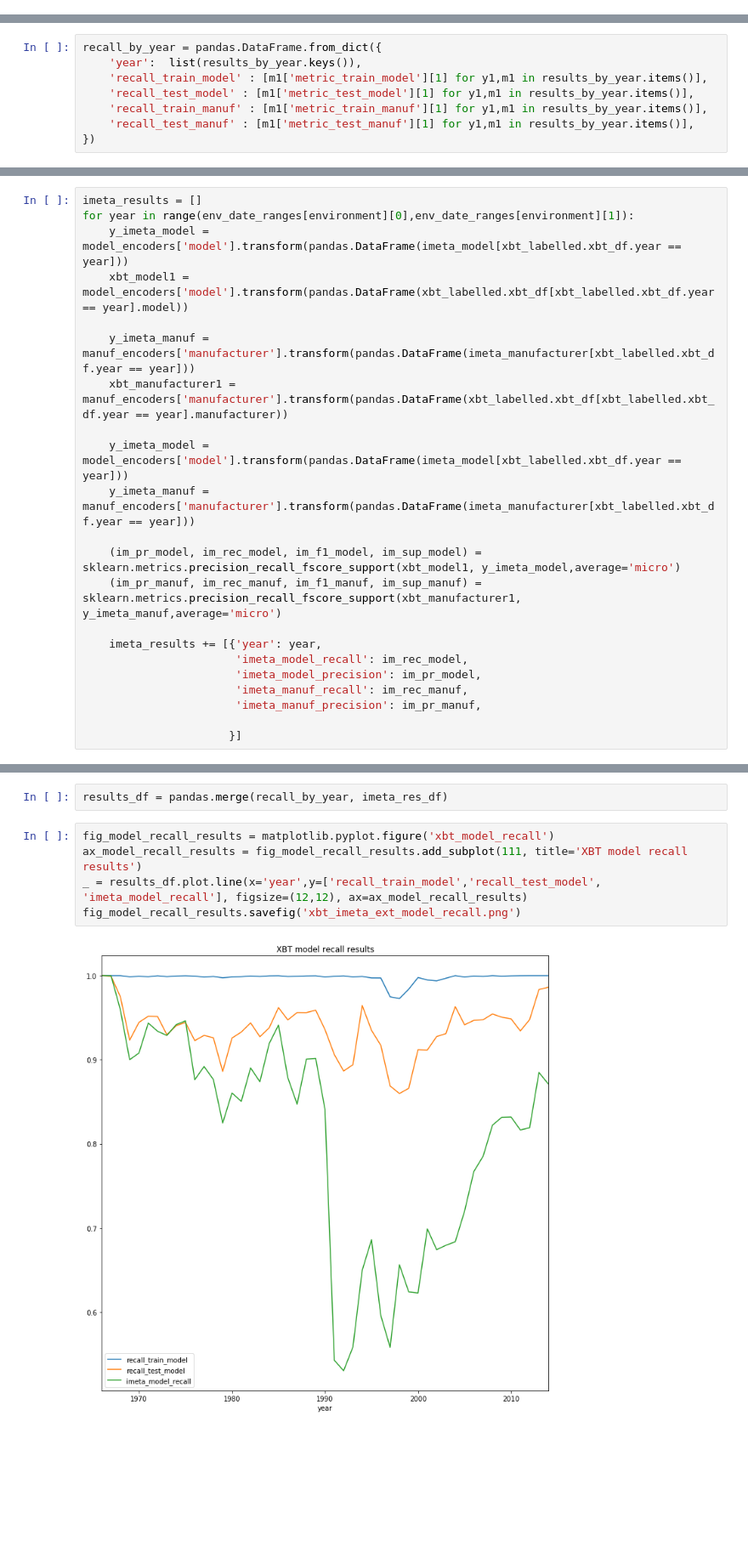
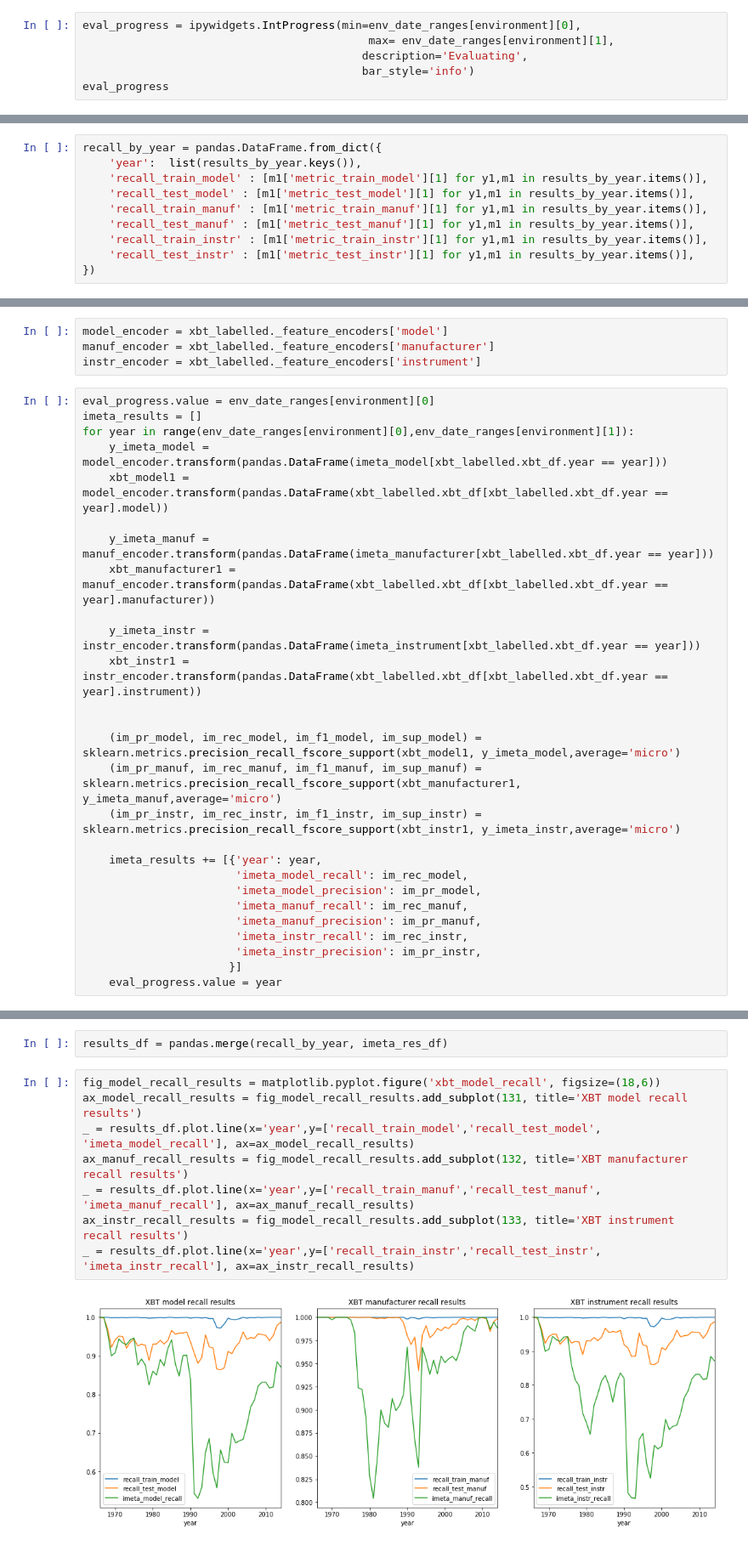
Before and after one commit to MetOffice/XBTs_classification, a Jupyter notebook: classification/imeta_ml_tree.ipynb, the cells around one changed output, grey strips where cells are left out. Shown at 85% size. Cells and saved outputs as stored; diff of their text form; blank space fills up the shorter version.

```diff
--- a/classification/imeta_ml_tree.ipynb
+++ b/classification/imeta_ml_tree.ipynb
@@ -178,0 +302,6 @@ def score_year(X, y, year, year_encoder, column_indices, clf):
+# %%
+eval_progress = ipywidgets.IntProgress(min=env_date_ranges[environment][0],
+                                           max= env_date_ranges[environment][1],
+                                          description='Evaluating',
+                                          bar_style='info')
+eval_progress
@@ -193,4 +327,6 @@ recall_by_year = pandas.DataFrame.from_dict({
     'recall_test_model' : [m1['metric_test_model'][1] for y1,m1 in results_by_year.items()],
     'recall_train_manuf' : [m1['metric_train_manuf'][1] for y1,m1 in results_by_year.items()],
     'recall_test_manuf' : [m1['metric_test_manuf'][1] for y1,m1 in results_by_year.items()],
+    'recall_train_instr' : [m1['metric_train_instr'][1] for y1,m1 in results_by_year.items()],
+    'recall_test_instr' : [m1['metric_test_instr'][1] for y1,m1 in results_by_year.items()],
 })
@@ -205,33 +333,45 @@ _ = recall_by_year.plot.line(x='year',y='recall_test_manuf',ax=axis_manuf_metric
+# %%
+model_encoder = xbt_labelled._feature_encoders['model']
+manuf_encoder = xbt_labelled._feature_encoders['manufacturer']
+instr_encoder = xbt_labelled._feature_encoders['instrument']
 # %%
+eval_progress.value = env_date_ranges[environment][0]
 imeta_results = []
 for year in range(env_date_ranges[environment][0],env_date_ranges[environment][1]):
-    y_imeta_model = model_encoders['model'].transform(pandas.DataFrame(imeta_model[xbt_labelled.xbt_df.year == year]))
-    xbt_model1 = model_encoders['model'].transform(pandas.DataFrame(xbt_labelled.xbt_df[xbt_labelled.xbt_df.year == year].model))
+    y_imeta_model = model_encoder.transform(pandas.DataFrame(imeta_model[xbt_labelled.xbt_df.year == year]))
+    xbt_model1 = model_encoder.transform(pandas.DataFrame(xbt_labelled.xbt_df[xbt_labelled.xbt_df.year == year].model))
 
-    y_imeta_manuf = manuf_encoders['manufacturer'].transform(pandas.DataFrame(imeta_manufacturer[xbt_labelled.xbt_df.year == year]))
-    xbt_manufacturer1 = manuf_encoders['manufacturer'].transform(pandas.DataFrame(xbt_labelled.xbt_df[xbt_labelled.xbt_df.year == year].manufacturer))
+    y_imeta_manuf = manuf_encoder.transform(pandas.DataFrame(imeta_manufacturer[xbt_labelled.xbt_df.year == year]))
+    xbt_manufacturer1 = manuf_encoder.transform(pandas.DataFrame(xbt_labelled.xbt_df[xbt_labelled.xbt_df.year == year].manufacturer))
 
-    y_imeta_model = model_encoders['model'].transform(pandas.DataFrame(imeta_model[xbt_labelled.xbt_df.year == year]))
-    y_imeta_manuf = manuf_encoders['manufacturer'].transform(pandas.DataFrame(imeta_manufacturer[xbt_labelled.xbt_df.year == year]))
+    y_imeta_instr = instr_encoder.transform(pandas.DataFrame(imeta_instrument[xbt_labelled.xbt_df.year == year]))
+    xbt_instr1 = instr_encoder.transform(pandas.DataFrame(xbt_labelled.xbt_df[xbt_labelled.xbt_df.year == year].instrument))
+
 
     (im_pr_model, im_rec_model, im_f1_model, im_sup_model) = sklearn.metrics.precision_recall_fscore_support(xbt_model1, y_imeta_model,average='micro')
     (im_pr_manuf, im_rec_manuf, im_f1_manuf, im_sup_manuf) = sklearn.metrics.precision_recall_fscore_support(xbt_manufacturer1, y_imeta_manuf,average='micro')
+    (im_pr_instr, im_rec_instr, im_f1_instr, im_sup_instr) = sklearn.metrics.precision_recall_fscore_support(xbt_instr1, y_imeta_instr,average='micro')
 
     imeta_results += [{'year': year,
                        'imeta_model_recall': im_rec_model,
                        'imeta_model_precision': im_pr_model,
                        'imeta_manuf_recall': im_rec_manuf,
                        'imeta_manuf_precision': im_pr_manuf,
-
+                       'imeta_instr_recall': im_rec_instr,
+                       'imeta_instr_precision': im_pr_instr,
                       }]
+    eval_progress.value = year
 # %%
 imeta_res_df = pandas.DataFrame.from_records(imeta_results)
 # %%
 results_df = pandas.merge(recall_by_year, imeta_res_df)
 # %%
-fig_model_recall_results = matplotlib.pyplot.figure('xbt_model_recall')
-ax_model_recall_results = fig_model_recall_results.add_subplot(111, title='XBT model recall results')
-_ = results_df.plot.line(x='year',y=['recall_train_model','recall_test_model', 'imeta_model_recall'], figsize=(12,12), ax=ax_model_recall_results)
-fig_model_recall_results.savefig('xbt_imeta_ext_model_recall.png')
+fig_model_recall_results = matplotlib.pyplot.figure('xbt_model_recall', figsize=(18,6))
+ax_model_recall_results = fig_model_recall_results.add_subplot(131, title='XBT model recall results')
+_ = results_df.plot.line(x='year',y=['recall_train_model','recall_test_model', 'imeta_model_recall'], ax=ax_model_recall_results)
+ax_manuf_recall_results = fig_model_recall_results.add_subplot(132, title='XBT manufacturer recall results')
+_ = results_df.plot.line(x='year',y=['recall_train_manuf','recall_test_manuf', 'imeta_manuf_recall'], ax=ax_manuf_recall_results)
+ax_instr_recall_results = fig_model_recall_results.add_subplot(133, title='XBT instrument recall results')
+_ = results_df.plot.line(x='year',y=['recall_train_instr','recall_test_instr', 'imeta_instr_recall'], ax=ax_instr_recall_results)
 # %% [output]
-[figure, old version]
+[figure, new version]
```
Also changed, not shown: parts of 39 cells of this notebook, 1 other file.
